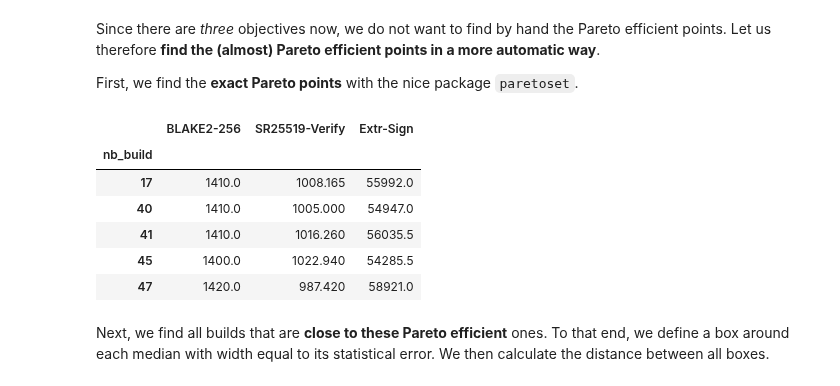
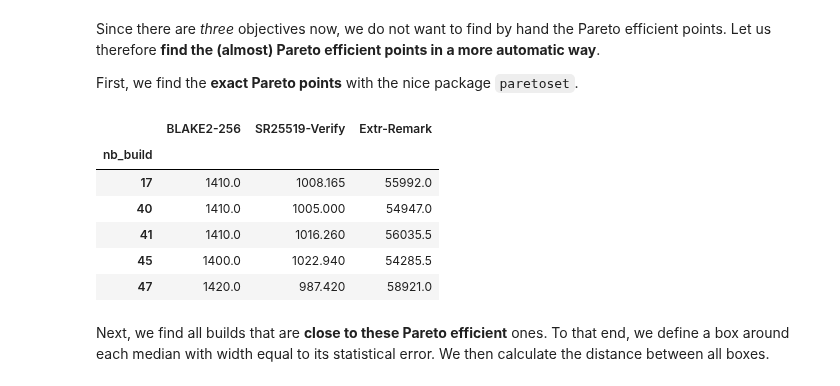
Before and after one commit to MathCryptoDoc/polkadot-optimized, a Jupyter notebook: notebook/analyze-0-9-27.ipynb, the cells around one changed output. Drawn from its saved outputs; the diff is of its cells as text; code cells hidden in the pictures.

```diff
--- a/notebook/analyze-0-9-27.ipynb
+++ b/notebook/analyze-0-9-27.ipynb
@@ -56,8 +56,8 @@ max(df.loc[:,"cpu"])
 # %% [output]
 0.4
 # %%
-df_ex = load_clean_benchmark("processed/todo/extrinsic_0.9.27_work-pc_2022-Aug-08_13h11.feather", extrinsic=True)
-df_ex = df_ex.rename(columns={'med': 'Extr-Sign'})
+df_ex = load_clean_benchmark("processed/todo/extrinsic_0.9.27_i7-12700_2022-Aug-08_13h11.feather", extrinsic=True)
+df_ex = df_ex.rename(columns={'med': 'Extr-Remark'})
 max(df_ex.loc[:,"cpu"])
 # %% [output]
 0.2
@@ -158,7 +158,7 @@ def calc_stats(df, score):
 
 stats1 = calc_stats(df, "BLAKE2-256")
 stats2 = calc_stats(df, "SR25519-Verify")
-stats3 = calc_stats(df_ex, "Extr-Sign")
+stats3 = calc_stats(df_ex, "Extr-Remark")
 medians = pd.concat([stats1, stats2, stats3], axis=1)
 medians.round(1).head()
 # %% [output]
@@ -180,13 +180,13 @@ Since there are *three* objectives now, we do not want to find by hand the Paret
 
 First, we find the **exact Pareto points** with the nice package ``paretoset``.
 # %%
-df_xy = medians[["BLAKE2-256","SR25519-Verify","Extr-Sign"]]
+df_xy = medians[["BLAKE2-256","SR25519-Verify","Extr-Remark"]]
 mask = paretoset(df_xy, sense=["max", "max", "min"])
 df_xy_pareto = df_xy[mask]
 pareto = df_xy_pareto.index.to_numpy()
 df_xy_pareto
 # %% [output]
-|  | BLAKE2-256 | SR25519-Verify | Extr-Sign |
+|  | BLAKE2-256 | SR25519-Verify | Extr-Remark |
 | nb_build |  |  |  |
 | 17 | 1410.0 | 1008.165 | 55992.0 |
 | 40 | 1410.0 | 1005.000 | 54947.0 |
```
Also changed, not shown: parts of 11 cells of this notebook, 1 other file.
